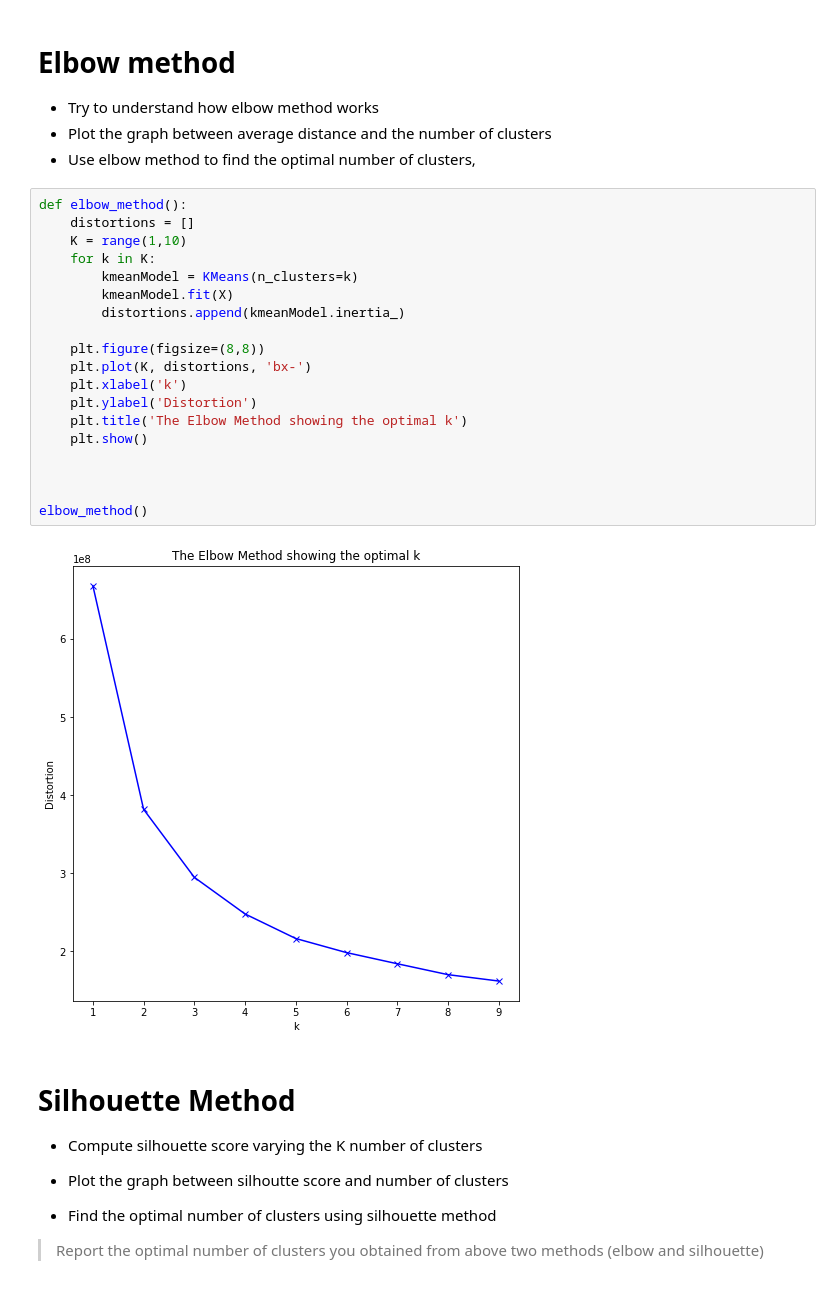
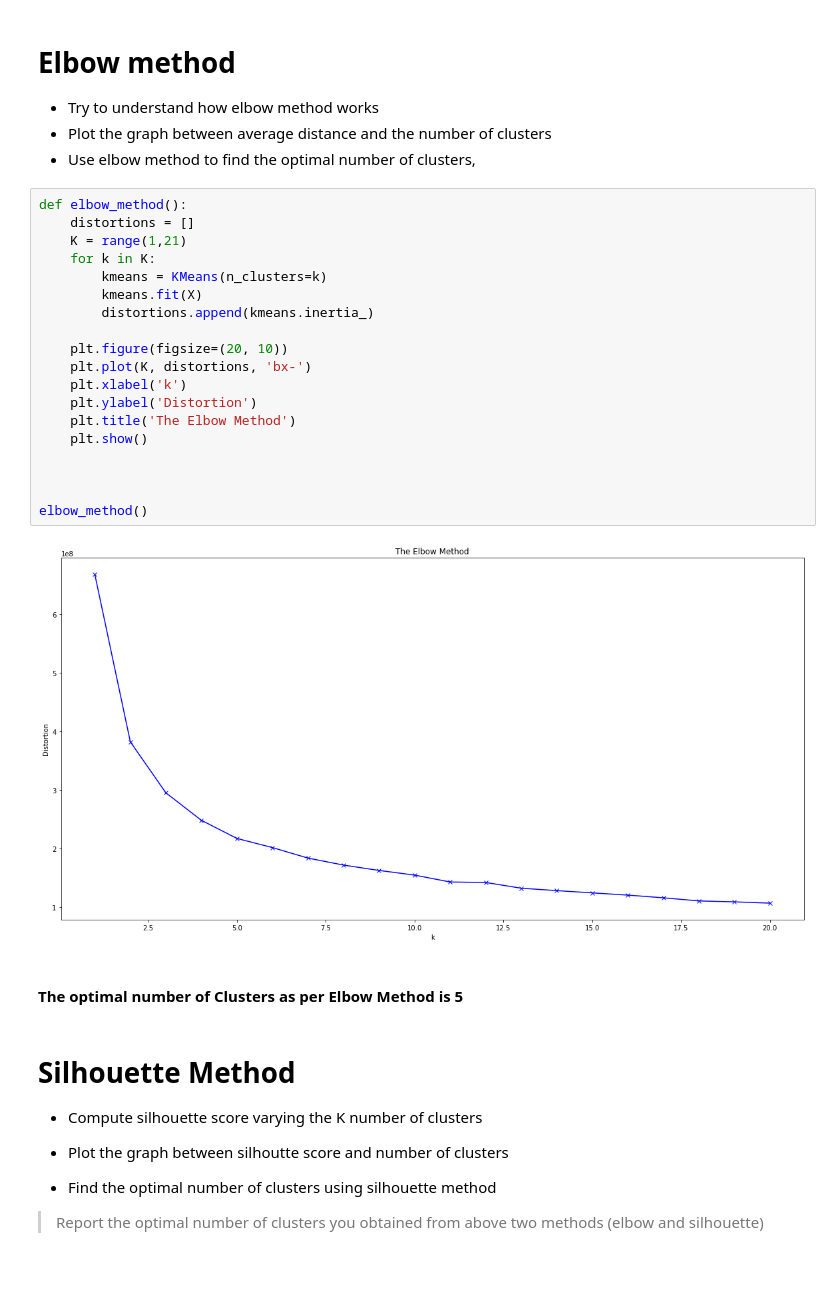
Before and after one commit to ashishrai96/SMAI-assignments, a Jupyter notebook: Assignment-2/Assignment2/rollnumber_Assignment2_Q1.ipynb, the cells around one changed output. Cells and saved outputs as stored; diff of their text form.

```diff
--- a/Assignment-2/Assignment2/rollnumber_Assignment2_Q1.ipynb
+++ b/Assignment-2/Assignment2/rollnumber_Assignment2_Q1.ipynb
@@ -173,24 +167,26 @@ plt.show()
 # %%
 def elbow_method():
     distortions = []
-    K = range(1,10)
+    K = range(1,21)
     for k in K:
-        kmeanModel = KMeans(n_clusters=k)
-        kmeanModel.fit(X)
-        distortions.append(kmeanModel.inertia_)
+        kmeans = KMeans(n_clusters=k)
+        kmeans.fit(X)
+        distortions.append(kmeans.inertia_)
 
-    plt.figure(figsize=(8,8))
+    plt.figure(figsize=(20, 10))
     plt.plot(K, distortions, 'bx-')
     plt.xlabel('k')
     plt.ylabel('Distortion')
-    plt.title('The Elbow Method showing the optimal k')
+    plt.title('The Elbow Method')
     plt.show()
 
 
 
 elbow_method()
 # %% [output]
-[figure, old version]
+[figure, new version]
+# %% [markdown]
+#### The optimal number of Clusters as per Elbow Method is **5**
 # %% [markdown]
 # Silhouette Method
 
```
Also changed, not shown: parts of 5 cells of this notebook.
